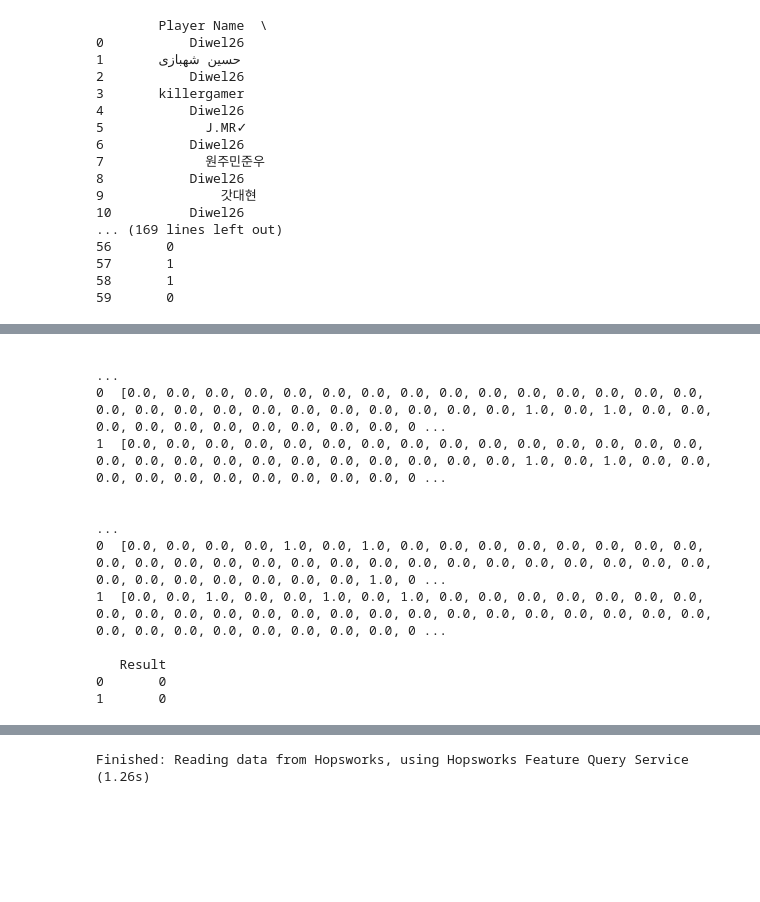
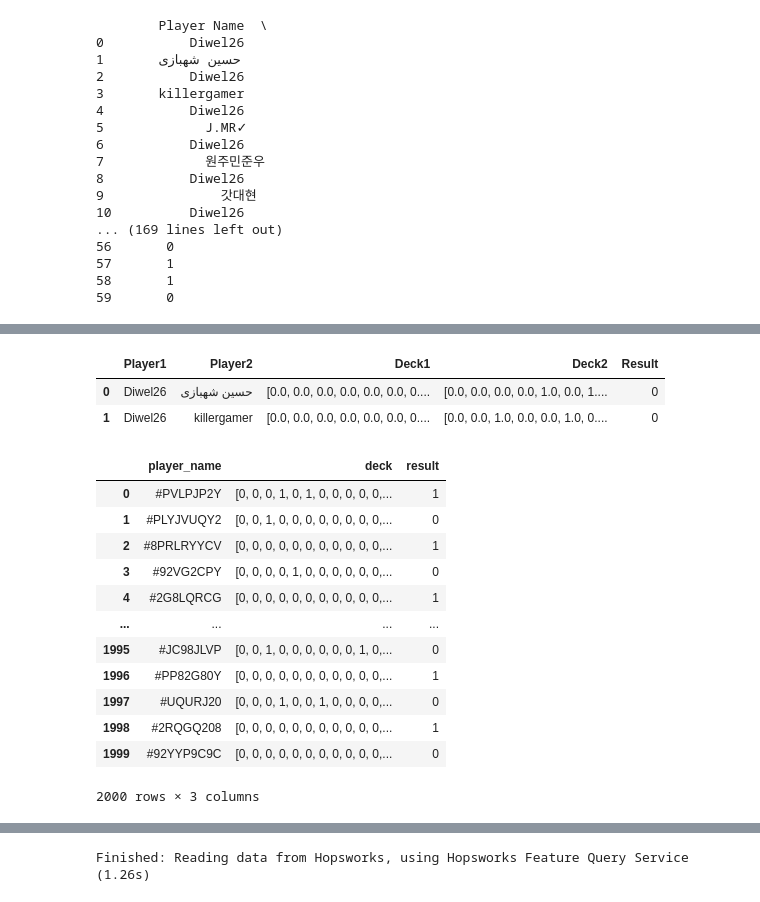
Before and after one commit to jacopodallafior/Clash-Royale-Project-main, a Jupyter notebook: notebooks/1_clash_royale_feature_backfill.ipynb, the cells around one changed output, grey strips where cells are left out. Cells and saved outputs as stored; diff of their text form; code cells hidden in the pictures; blank space fills up the shorter version.

```diff
--- a/notebooks/1_clash_royale_feature_backfill.ipynb
+++ b/notebooks/1_clash_royale_feature_backfill.ipynb
@@ -521,15 +519,33 @@ bj
 # %%
 df =  df.iloc[:2, :]
-print(df)
+df
 # %% [output]
-                                                                                                                                                                                                         ...
-0  [0.0, 0.0, 0.0, 0.0, 0.0, 0.0, 0.0, 0.0, 0.0, 0.0, 0.0, 0.0, 0.0, 0.0, 0.0, 0.0, 0.0, 0.0, 0.0, 0.0, 0.0, 0.0, 0.0, 0.0, 0.0, 0.0, 1.0, 0.0, 1.0, 0.0, 0.0, 0.0, 0.0, 0.0, 0.0, 0.0, 0.0, 0.0, 0.0, 0 ...
-1  [0.0, 0.0, 0.0, 0.0, 0.0, 0.0, 0.0, 0.0, 0.0, 0.0, 0.0, 0.0, 0.0, 0.0, 0.0, 0.0, 0.0, 0.0, 0.0, 0.0, 0.0, 0.0, 0.0, 0.0, 0.0, 0.0, 1.0, 0.0, 1.0, 0.0, 0.0, 0.0, 0.0, 0.0, 0.0, 0.0, 0.0, 0.0, 0.0, 0 ...
-
-                                                                                                                                                                                                         ...
-0  [0.0, 0.0, 0.0, 0.0, 1.0, 0.0, 1.0, 0.0, 0.0, 0.0, 0.0, 0.0, 0.0, 0.0, 0.0, 0.0, 0.0, 0.0, 0.0, 0.0, 0.0, 0.0, 0.0, 0.0, 0.0, 0.0, 0.0, 0.0, 0.0, 0.0, 0.0, 0.0, 0.0, 0.0, 0.0, 0.0, 0.0, 0.0, 1.0, 0 ...
-1  [0.0, 0.0, 1.0, 0.0, 0.0, 1.0, 0.0, 1.0, 0.0, 0.0, 0.0, 0.0, 0.0, 0.0, 0.0, 0.0, 0.0, 0.0, 0.0, 0.0, 0.0, 0.0, 0.0, 0.0, 0.0, 0.0, 0.0, 0.0, 0.0, 0.0, 0.0, 0.0, 0.0, 0.0, 0.0, 0.0, 0.0, 0.0, 0.0, 0 ...
-
-   Result
-0       0
-1       0
+|  | Player1 | Player2 | Deck1 | Deck2 | Result |
+| 0 | Diwel26 | حسین شهبازی | [0.0, 0.0, 0.0, 0.0, 0.0, 0.0, 0.... | [0.0, 0.0, 0.0, 0.0, 1.0, 0.0, 1.... | 0 |
+| 1 | Diwel26 | killergamer | [0.0, 0.0, 0.0, 0.0, 0.0, 0.0, 0.... | [0.0, 0.0, 1.0, 0.0, 0.0, 1.0, 0.... | 0 |
+# %%
+# Convert the deck column to the expected type
+result_df['deck'] = result_df['deck'].apply(lambda x: [int(card) for card in x])
+
+# Convert the result_df column types to match the schema
+result_df = result_df.astype({
+    'player_name': 'string',
+    'deck': 'object',  # Ensure this is treated as an array in the Feature Store
+    'result': 'string'
+})
+
+result_df
+# %% [output]
+|  | player_name | deck | result |
+| 0 | #PVLPJP2Y | [0, 0, 0, 1, 0, 1, 0, 0, 0, 0, 0,... | 1 |
+| 1 | #PLYJVUQY2 | [0, 0, 1, 0, 0, 0, 0, 0, 0, 0, 0,... | 0 |
+| 2 | #8PRLRYYCV | [0, 0, 0, 0, 0, 0, 0, 0, 0, 0, 0,... | 1 |
+| 3 | #92VG2CPY | [0, 0, 0, 0, 1, 0, 0, 0, 0, 0, 0,... | 0 |
+| 4 | #2G8LQRCG | [0, 0, 0, 0, 0, 0, 0, 0, 0, 0, 0,... | 1 |
+| ... | ... | ... | ... |
+| 1995 | #JC98JLVP | [0, 0, 1, 0, 0, 0, 0, 0, 0, 1, 0,... | 0 |
+| 1996 | #PP82G80Y | [0, 0, 0, 0, 0, 0, 0, 0, 0, 0, 0,... | 1 |
+| 1997 | #UQURJ20 | [0, 0, 0, 1, 0, 0, 1, 0, 0, 0, 0,... | 0 |
+| 1998 | #2RQGQ208 | [0, 0, 0, 0, 0, 0, 0, 0, 0, 0, 0,... | 1 |
+| 1999 | #92YYP9C9C | [0, 0, 0, 0, 0, 0, 0, 0, 0, 0, 0,... | 0 |
+2000 rows × 3 columns
```
Also changed, not shown: parts of 14 cells of this notebook.
